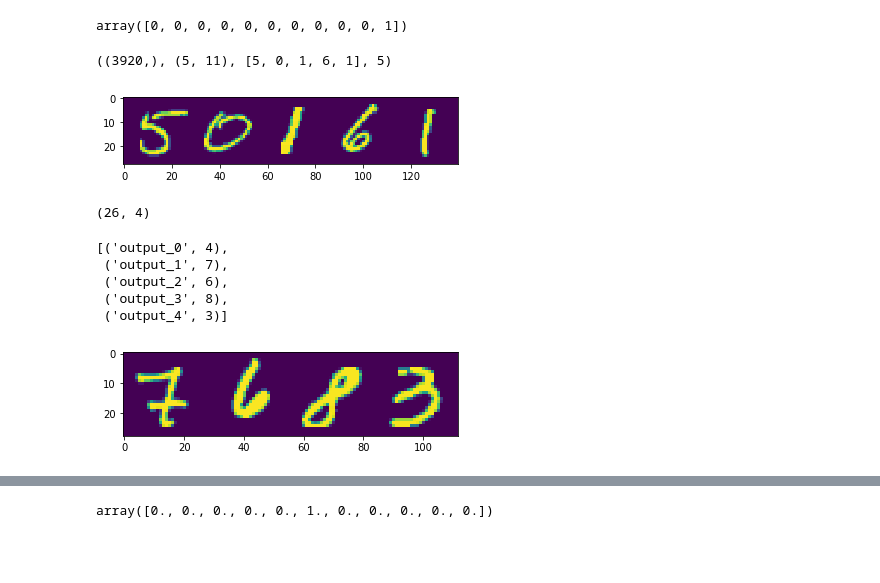
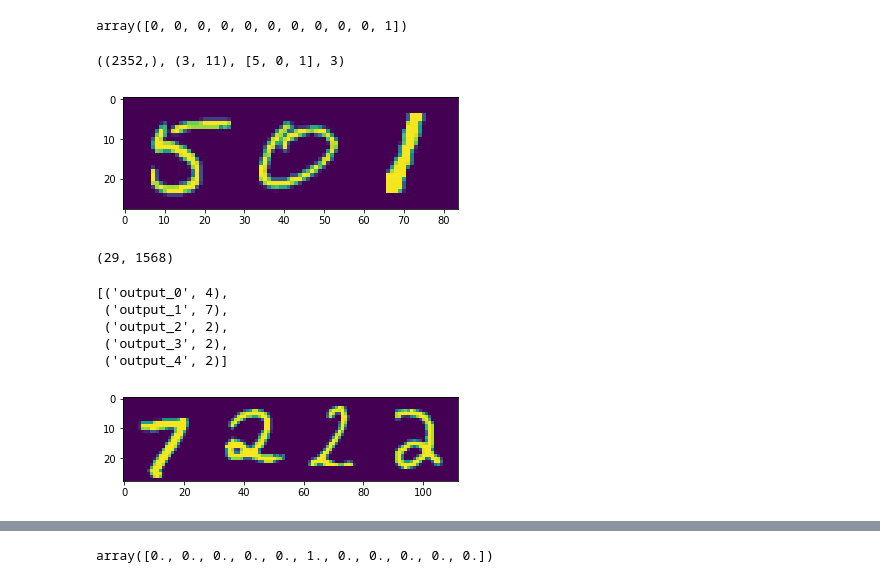
Before and after one commit to samiriff/MLND-digit-recognition, a Jupyter notebook: Copy_of_digit_recognition.ipynb, the cells around one changed output, grey strips where cells are left out. Drawn from its saved outputs; the diff is of its cells as text; code cells hidden in the pictures; blank space fills up the shorter version.

```diff
--- a/Copy_of_digit_recognition.ipynb
+++ b/Copy_of_digit_recognition.ipynb
@@ -267,13 +267,13 @@ def get_concatenated_sample(samples, labels, blank_prob=0.1, max_sequence_length
   return np.concatenate(concatenated_sample, axis=1).reshape(num_pixels, ), np.array(concatenated_label), concatenated_length
 # %%
 img_shape = (28, 28)
-max_sequence_length = 5
+max_sequence_length = 3
 dummy_sample, dummy_label, dummy_length = get_concatenated_sample(X_train_normalized[0:max_sequence_length], y_train_one_hot[0:max_sequence_length], max_sequence_length=max_sequence_length)
 plt.imshow(dummy_sample.reshape(img_shape[0], img_shape[1] * max_sequence_length))
 dummy_sample.shape, dummy_label.shape, [np.argmax(l) for l in dummy_label], dummy_length
 # %% [output]
-((3920,), (5, 11), [5, 0, 1, 6, 1], 5)
+((2352,), (3, 11), [5, 0, 1], 3)
-[figure, old version]
+[figure, new version]
 # %%
 def get_concatenated_samples(samples, labels, blank_prob=0.1, max_sequence_length=2):
   concatenated_samples = []
@@ -296,9 +296,9 @@ def get_concatenated_samples(samples, labels, blank_prob=0.1, max_sequence_lengt
 
   return np.array(concatenated_samples), np.array(concatenated_labels), np.array(length_labels)
 # %%
-get_concatenated_samples(X_train_normalized[0:30], y_train_one_hot[0:30], max_sequence_length=3)[2].shape
+get_concatenated_samples(X_train_normalized[0:32], y_train_one_hot[0:32], max_sequence_length=2)[0].shape
 # %% [output]
-(26, 4)
+(29, 1568)
 # %%
 def concatenated_generator(samples, labels, batch_size=32, is_shuffle_on=True, blank_prob=0.1, max_sequence_length=2):
     num_samples = len(samples)
@@ -331,8 +331,8 @@ plt.imshow(dummy_samples[0].reshape(img_height, img_width))
 # %% [output]
 [('output_0', 4),
  ('output_1', 7),
- ('output_2', 6),
- ('output_3', 8),
- ('output_4', 3)]
+ ('output_2', 2),
+ ('output_3', 2),
+ ('output_4', 2)]
-[figure, old version]
+[figure, new version]
 # %%
```
Also changed, not shown: parts of 8 cells of this notebook.
